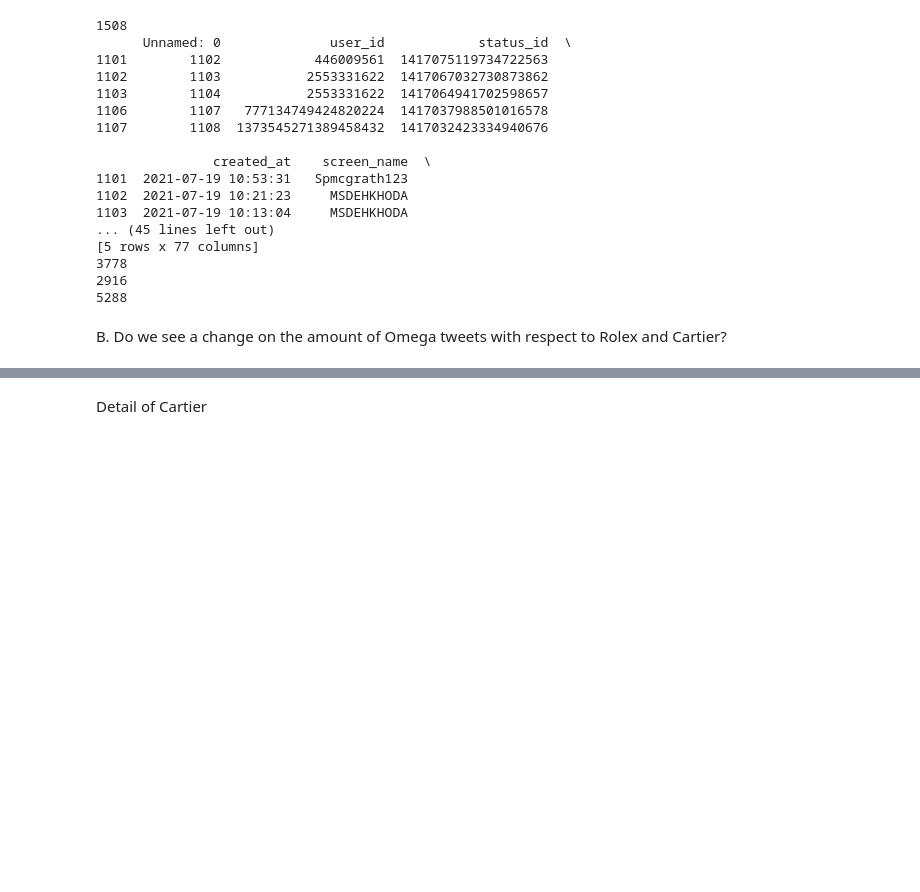
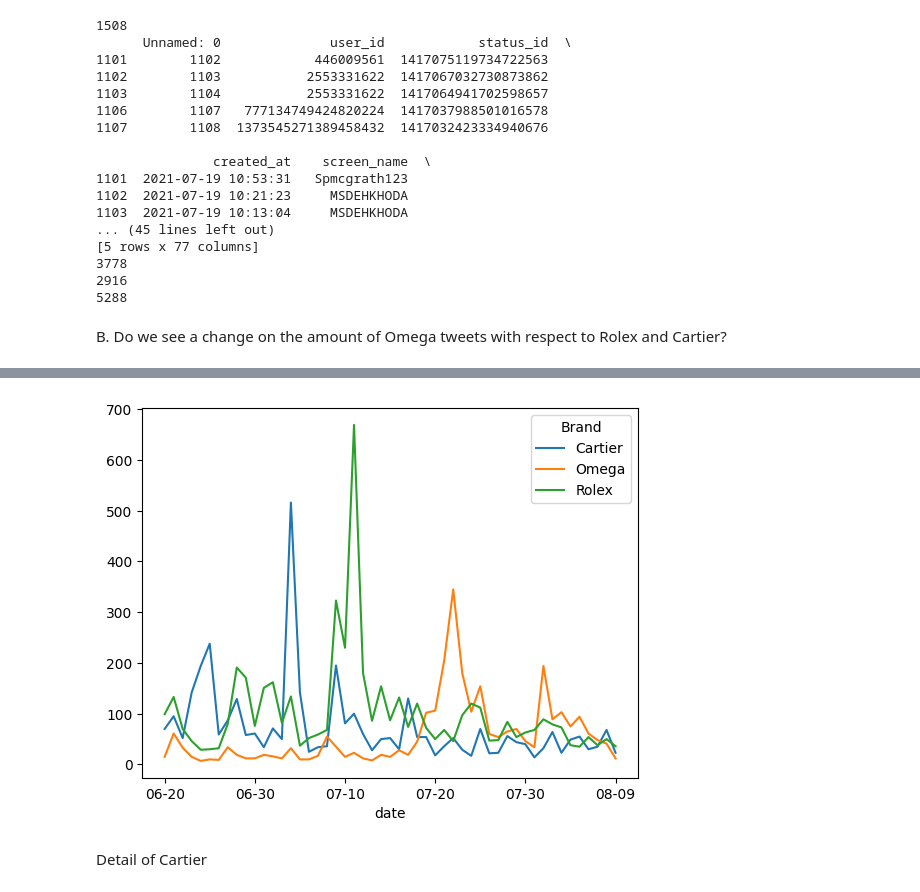
Before and after one commit to ialegre/SMA, a Jupyter notebook: notebook/2023_08_21_SponsorhipOlympics.ipynb, the cells around one changed output, grey strips where cells are left out. Drawn from its saved outputs; the diff is of its cells as text; code cells hidden in the pictures; blank space fills up the shorter version.

```diff
--- a/notebook/2023_08_21_SponsorhipOlympics.ipynb
+++ b/notebook/2023_08_21_SponsorhipOlympics.ipynb
@@ -79,3 +81,9 @@ KeyError: ignored
+# %%
+import datetime
+brand_date_counts.T.plot()
+plt.show()
+# %% [output]
+[figure, added]
 # %% [markdown]
 Detail of Cartier
 # %%
```
Also changed, not shown: parts of 1 cell of this notebook.
